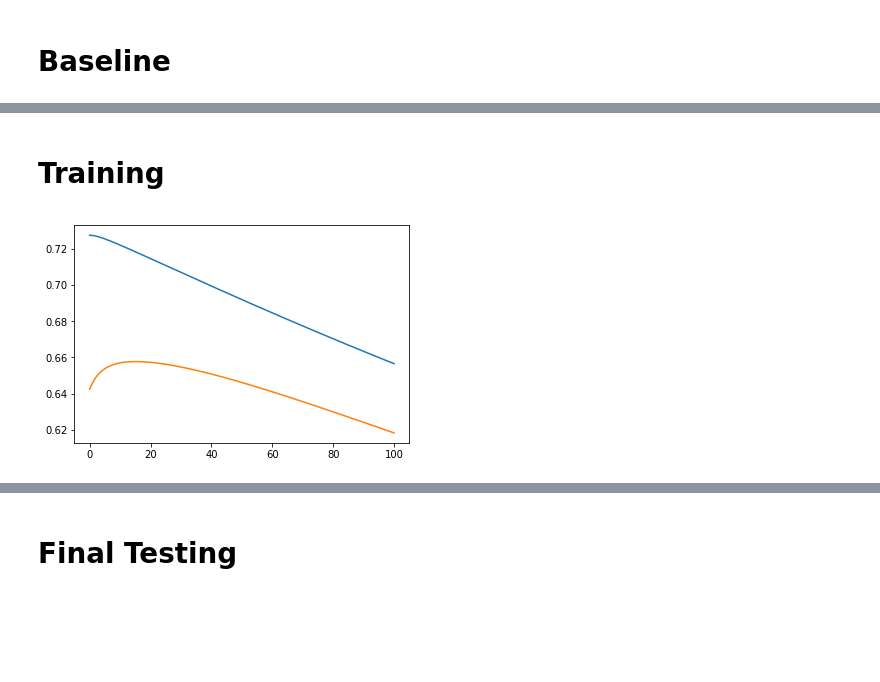
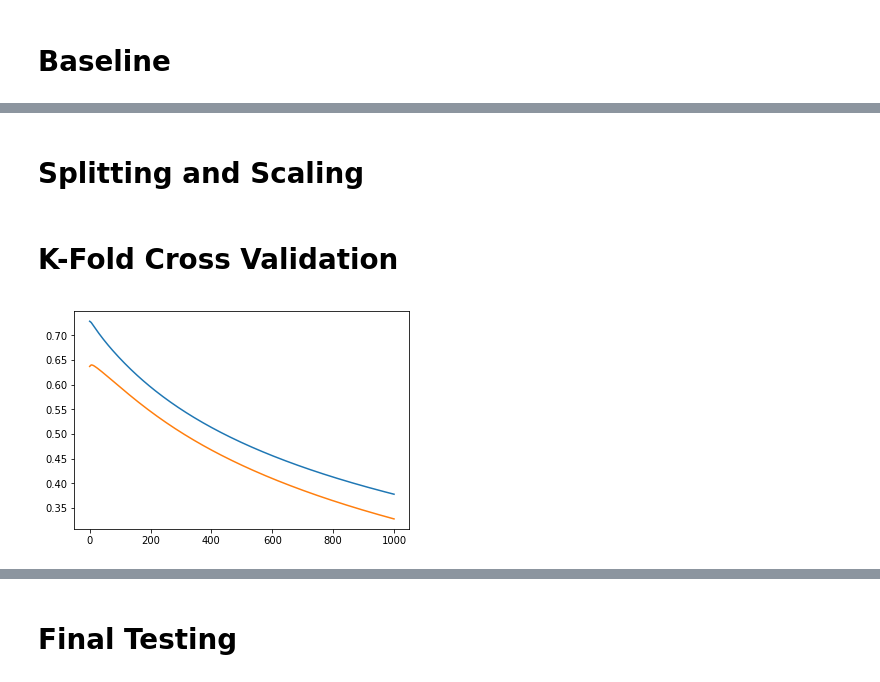
Before and after one commit to zbirdie3105/week-4-code, a Jupyter notebook: ridge-regression.ipynb, the cells around one changed output, grey strips where cells are left out. Drawn from its saved outputs; the diff is of its cells as text; code cells hidden in the pictures; blank space fills up the shorter version.

```diff
--- a/ridge-regression.ipynb
+++ b/ridge-regression.ipynb
@@ -88,38 +88,46 @@ model.intercept_, model.coef_
-# %% [markdown]
-# Training
+# %% [markdown]
+# Splitting and Scaling
 # %%
 X_train, X_test, y_train, y_test = train_test_split(X, y, test_size=0.30)
 scalar = StandardScaler().fit(X_train)
 X_train = scalar.transform(X_train)
 X_test = scalar.transform(X_test)
 kf = KFold(n_splits=5)
+# %% [markdown]
+# K-Fold Cross Validation
 # %%
+betas = []
 scores_train = []
 scores_val  = []
-# alphas = [10**i for i in range(-5, 8)]
-alphas = np.linspace(0, 100, 200)
+# do first --- alphas = [10**i for i in range(-5, 8)]
+alphas = np.linspace(0, 1000, 200) # change back to 100
 for alpha in alphas:
-    train_scores = []
-    val_scores = []
+    tk_scores = []
+    vk_scores = []
+    bk_values = []
     for train_index, validation_index in kf.split(X_train):
         Xt = X_train[train_index]
         yt = y_train.iloc[train_index]
         Xv = X_train[validation_index]
         yv = y_train.iloc[validation_index]
 
         model = Ridge(alpha=alpha).fit(Xt, yt)
-        train_scores.append(r2_score(yt, model.predict(Xt)))
-        val_scores.append(r2_score(yv, model.predict(Xv)))
+        tk_scores.append(r2_score(yt, model.predict(Xt)))
+        vk_scores.append(r2_score(yv, model.predict(Xv)))
+        bk_values.append(model.coef_)
 
-    train_mean = sum(train_scores) / kf.get_n_splits()
-    val_mean = sum(val_scores) / kf.get_n_splits()
+    train_mean = sum(tk_scores) / kf.get_n_splits()
+    val_mean = sum(vk_scores) / kf.get_n_splits()
+    betas_mean = np.array(bk_values).mean(axis=0)
+
     scores_train.append(train_mean)
     scores_val.append(val_mean)
+    betas.append(betas_mean)
 
-# plt.semilogx(alphas, scores_train)
-# plt.semilogx(alphas, scores_val)
+# do first --- plt.semilogx(alphas, scores_train)
+# do first --- plt.semilogx(alphas, scores_val)
 plt.plot(alphas, scores_train)
 plt.plot(alphas, scores_val)
 plt.show()
 # %% [output]
-[figure, old version]
+[figure, new version]
```
Also changed, not shown: parts of 6 cells of this notebook.
